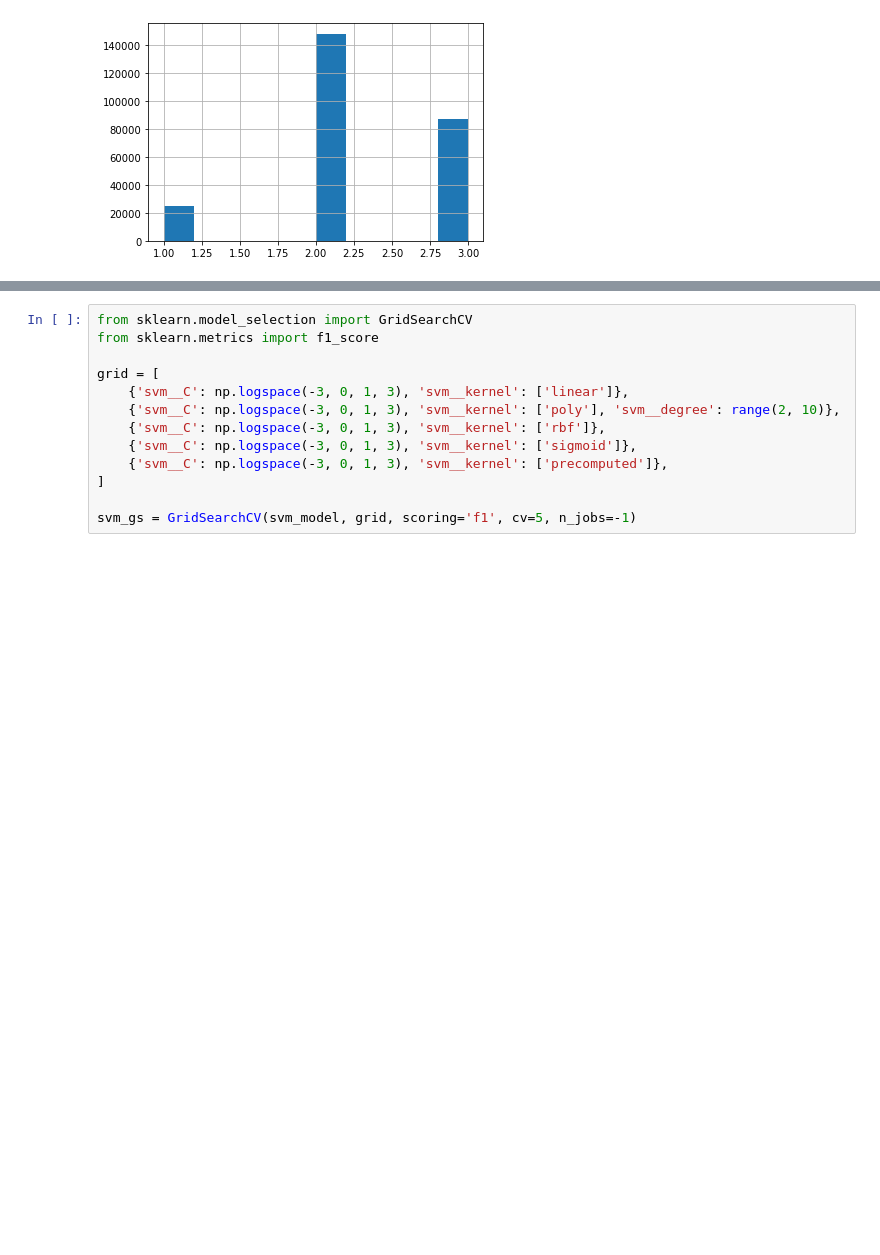
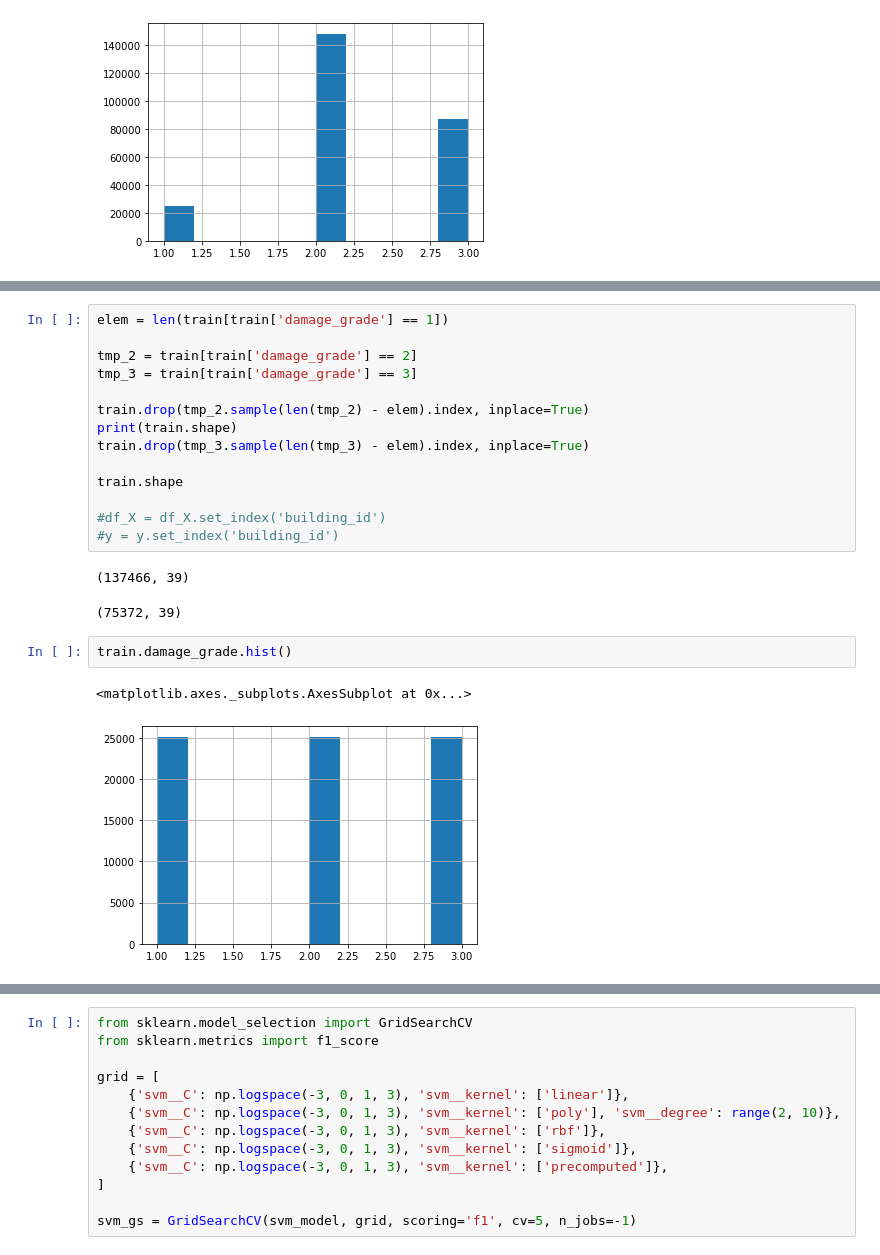
Before and after one commit to nicolasfara/di-project, a Jupyter notebook: earthquake-damage-prediction.ipynb, the cells around one changed output, grey strips where cells are left out. Cells and saved outputs as stored; diff of their text form; blank space fills up the shorter version.

```diff
--- a/earthquake-damage-prediction.ipynb
+++ b/earthquake-damage-prediction.ipynb
@@ -119,0 +139,22 @@ y = train_labels.set_index('building_id')
+# %%
+elem = len(train[train['damage_grade'] == 1])
+
+tmp_2 = train[train['damage_grade'] == 2]
+tmp_3 = train[train['damage_grade'] == 3]
+
+train.drop(tmp_2.sample(len(tmp_2) - elem).index, inplace=True)
+print(train.shape)
+train.drop(tmp_3.sample(len(tmp_3) - elem).index, inplace=True)
+
+train.shape
+
+#df_X = df_X.set_index('building_id')
+#y = y.set_index('building_id')
+# %% [output]
+(137466, 39)
+(75372, 39)
+# %%
+train.damage_grade.hist()
+# %% [output]
+<matplotlib.axes._subplots.AxesSubplot at 0x...>
+[figure, added]
```
Also changed, not shown: parts of 13 cells of this notebook.
